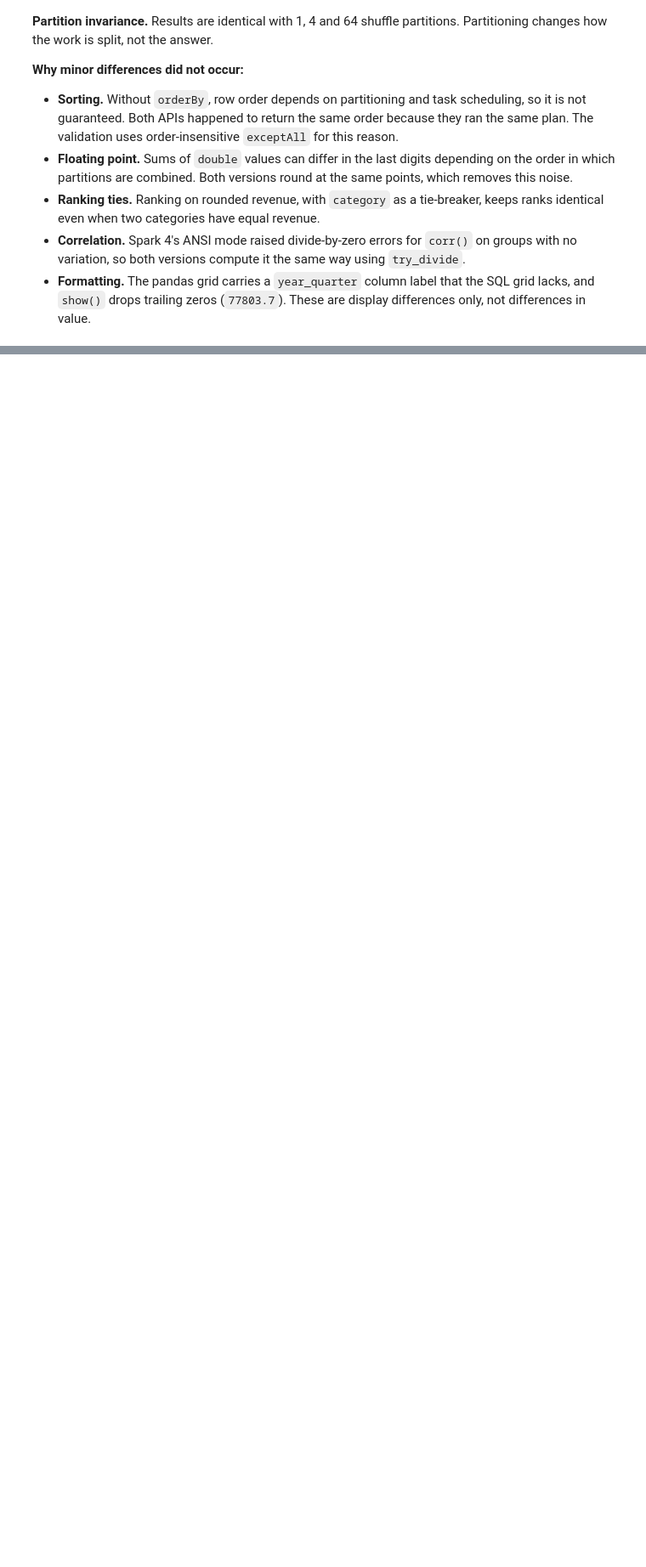
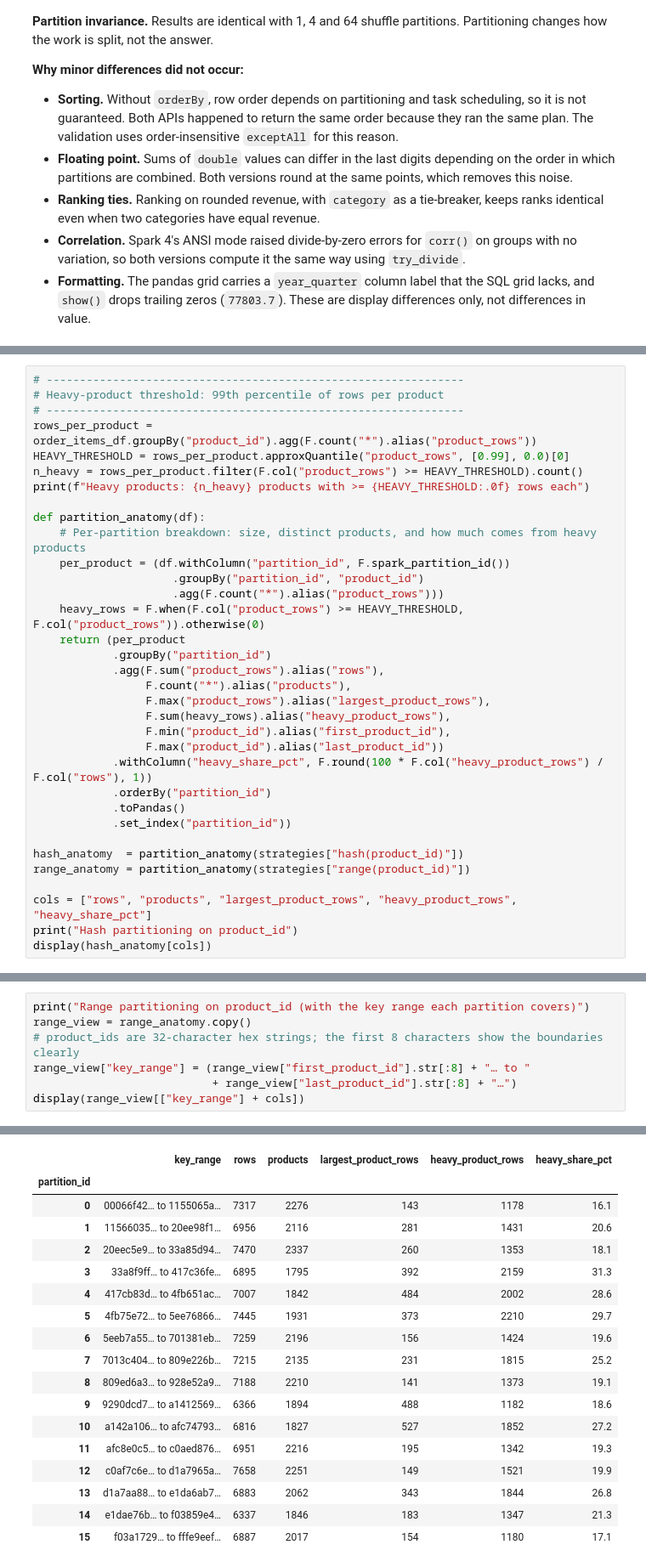
Before and after one commit to ndec0001-max/ITO5202, a Jupyter notebook: assessment1.ipynb, the cells around one changed output, grey strips where cells are left out. Shown at 85% size. Saved outputs shown, nothing was run; the diff lists cells and outputs as text; blank space fills up the shorter version.

```diff
--- a/assessment1.ipynb
+++ b/assessment1.ipynb
@@ -1752,0 +1956,34 @@ pd.DataFrame(rows)
+# %%
+# ---------------------------------------------------------------
+# Heavy-product threshold: 99th percentile of rows per product
+# ---------------------------------------------------------------
+rows_per_product = order_items_df.groupBy("product_id").agg(F.count("*").alias("product_rows"))
+HEAVY_THRESHOLD = rows_per_product.approxQuantile("product_rows", [0.99], 0.0)[0]
+n_heavy = rows_per_product.filter(F.col("product_rows") >= HEAVY_THRESHOLD).count()
+print(f"Heavy products: {n_heavy} products with >= {HEAVY_THRESHOLD:.0f} rows each")
+
+def partition_anatomy(df):
+    # Per-partition breakdown: size, distinct products, and how much comes from heavy products
+    per_product = (df.withColumn("partition_id", F.spark_partition_id())
+                     .groupBy("partition_id", "product_id")
+                     .agg(F.count("*").alias("product_rows")))
+    heavy_rows = F.when(F.col("product_rows") >= HEAVY_THRESHOLD, F.col("product_rows")).otherwise(0)
+    return (per_product
+            .groupBy("partition_id")
+            .agg(F.sum("product_rows").alias("rows"),
+                 F.count("*").alias("products"),
+                 F.max("product_rows").alias("largest_product_rows"),
+                 F.sum(heavy_rows).alias("heavy_product_rows"),
+                 F.min("product_id").alias("first_product_id"),
+                 F.max("product_id").alias("last_product_id"))
+            .withColumn("heavy_share_pct", F.round(100 * F.col("heavy_product_rows") / F.col("rows"), 1))
+            .orderBy("partition_id")
+            .toPandas()
+            .set_index("partition_id"))
+
+hash_anatomy  = partition_anatomy(strategies["hash(product_id)"])
+range_anatomy = partition_anatomy(strategies["range(product_id)"])
+
+cols = ["rows", "products", "largest_product_rows", "heavy_product_rows", "heavy_share_pct"]
+print("Hash partitioning on product_id")
+display(hash_anatomy[cols])
@@ -1752,0 +2011,8 @@ pd.DataFrame(rows)
+# %%
+print("Range partitioning on product_id (with the key range each partition covers)")
+range_view = range_anatomy.copy()
+# product_ids are 32-character hex strings; the first 8 characters show the boundaries clearly
+range_view["key_range"] = (range_view["first_product_id"].str[:8] + "… to "
+                           + range_view["last_product_id"].str[:8] + "…")
+display(range_view[["key_range"] + cols])
+# %% [output]
@@ -1752,0 +2020,18 @@ pd.DataFrame(rows)
+|  | key_range | rows | products | largest_product_rows | heavy_product_rows | heavy_share_pct |
+| partition_id |  |  |  |  |  |  |
+| 0 | 00066f42… to 1155065a… | 7317 | 2276 | 143 | 1178 | 16.1 |
+| 1 | 11566035… to 20ee98f1… | 6956 | 2116 | 281 | 1431 | 20.6 |
+| 2 | 20eec5e9… to 33a85d94… | 7470 | 2337 | 260 | 1353 | 18.1 |
+| 3 | 33a8f9ff… to 417c36fe… | 6895 | 1795 | 392 | 2159 | 31.3 |
+| 4 | 417cb83d… to 4fb651ac… | 7007 | 1842 | 484 | 2002 | 28.6 |
+| 5 | 4fb75e72… to 5ee76866… | 7445 | 1931 | 373 | 2210 | 29.7 |
+| 6 | 5eeb7a55… to 701381eb… | 7259 | 2196 | 156 | 1424 | 19.6 |
+| 7 | 7013c404… to 809e226b… | 7215 | 2135 | 231 | 1815 | 25.2 |
+| 8 | 809ed6a3… to 928e52a9… | 7188 | 2210 | 141 | 1373 | 19.1 |
+| 9 | 9290dcd7… to a1412569… | 6366 | 1894 | 488 | 1182 | 18.6 |
+| 10 | a142a106… to afc74793… | 6816 | 1827 | 527 | 1852 | 27.2 |
+| 11 | afc8e0c5… to c0aed876… | 6951 | 2216 | 195 | 1342 | 19.3 |
+| 12 | c0af7c6e… to d1a7965a… | 7658 | 2251 | 149 | 1521 | 19.9 |
+| 13 | d1a7aa88… to e1da6ab7… | 6883 | 2062 | 343 | 1844 | 26.8 |
+| 14 | e1dae76b… to f03859e4… | 6337 | 1846 | 183 | 1347 | 21.3 |
+| 15 | f03a1729… to fffe9eef… | 6887 | 2017 | 154 | 1180 | 17.1 |
```
Also changed, not shown: parts of 27 cells of this notebook.
